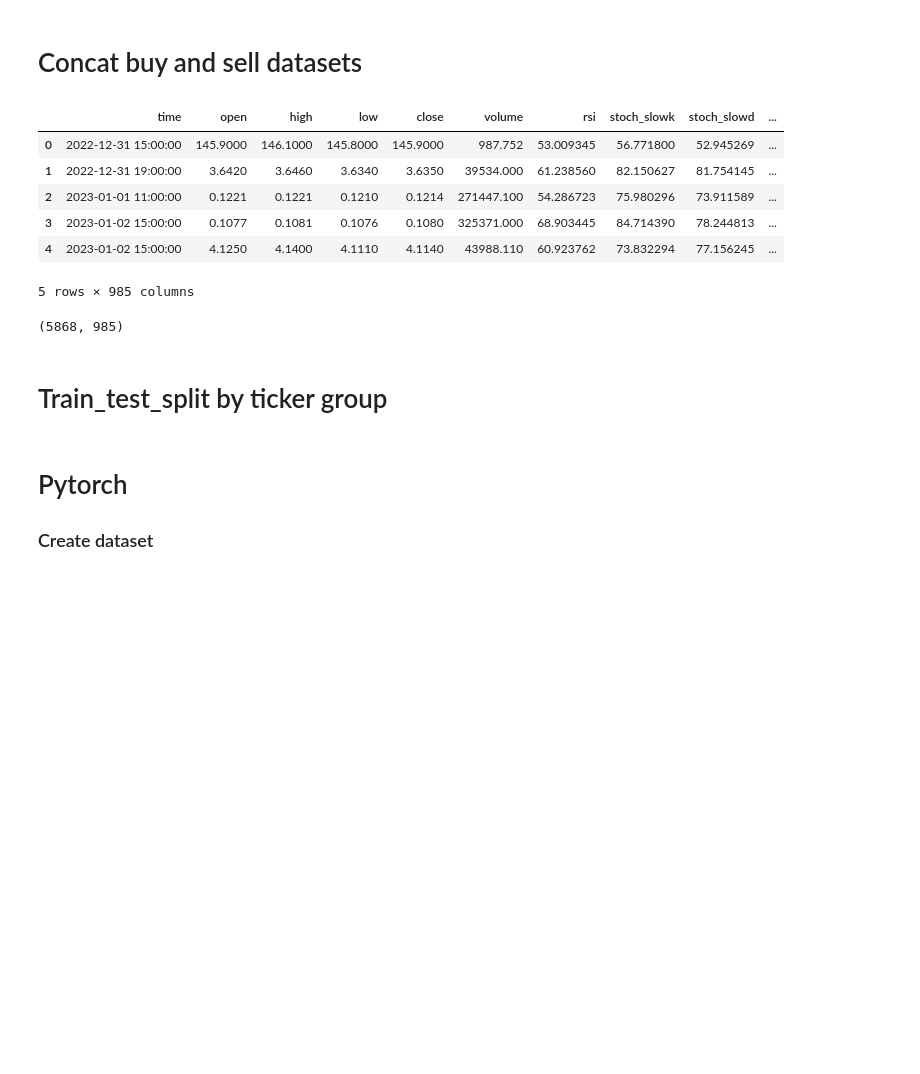
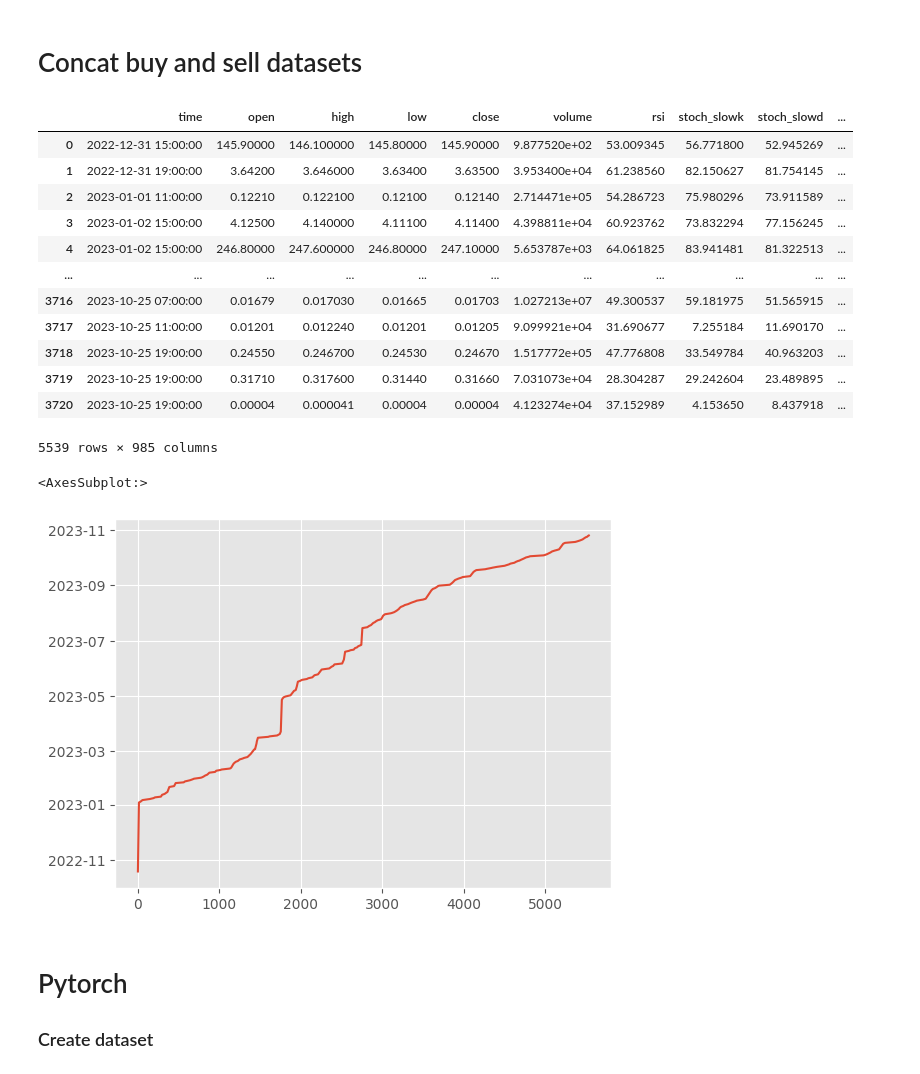
Before and after one commit to beatwad/sigbot, a Jupyter notebook: sigbot/ml/train_model.ipynb, the cells around one changed output. Cells and saved outputs as stored; diff of their text form; code cells hidden in the pictures; blank space fills up the shorter version.

Commit message:
Change validation scheme to TimeSplit, optimize hyperparams and retrain model using this scheme.

```diff
--- a/sigbot/ml/train_model.ipynb
+++ b/sigbot/ml/train_model.ipynb
@@ -23,7 +23,7 @@ from eli5.sklearn import PermutationImportance
 from shaphypetune import BoostBoruta
 
 from sklearn.preprocessing import StandardScaler, OrdinalEncoder
-from sklearn.model_selection import GroupKFold, StratifiedGroupKFold, GroupShuffleSplit, train_test_split
+from sklearn.model_selection import GroupKFold, StratifiedGroupKFold, GroupShuffleSplit, TimeSeriesSplit, train_test_split
 from sklearn.linear_model import LogisticRegression, LinearRegression
 from sklearn.metrics import log_loss, mean_squared_error, precision_score
 
@@ -39,7 +39,7 @@ from indicators import indicators
 
 
 class CFG:
-    load = True
+    load = False
     cls_target_ratio_tp = 1.031
     cls_target_ratio_sl = 1.031
     ttype = 'both'
@@ -213,7 +198,7 @@ def create_train_df(df, ttype, configs, target_offset, first, last, step):
 
         # add historical data for current ticker
         for i, t in enumerate(times.to_list()):
-            pass_cycle = False
+            pass_cycle, sl = False, False
             pattern = signal_df.iloc[i, signal_df.columns.get_loc('pattern')]
             row = tmp_df_1h.loc[tmp_df_1h['time'] == t, :].reset_index(drop=True)
 
@@ -245,13 +230,13 @@ def create_train_df(df, ttype, configs, target_offset, first, last, step):
 
             close_price = close_price.values[0]
 
-
             for i in range(1, target_offset + 1):
                 time_next = t + timedelta(hours=i)
                 target_buy = tmp_df_1h.loc[tmp_df_1h['time'] == time_next, 'high']
                 target_sell = tmp_df_1h.loc[tmp_df_1h['time'] == time_next, 'low']
 
                 if target_buy.shape[0] == 0 or target_sell.shape[0] == 0:
+                    pass_cycle = True
                     break
 
                 target_buy = target_buy.values[0]
@@ -262,22 +247,24 @@ def create_train_df(df, ttype, configs, target_offset, first, last, step):
                 target_sell_tp = 1 if target_sell < close_price * (2 - CFG.cls_target_ratio_tp) else 0
                 target_sell_sl = 1 if target_sell < close_price * (2 - CFG.cls_target_ratio_sl) else 0
 
+                # set sl flag if price goes through stop-loss threshold before it goes through take-profit threshold
                 if (row['ttype'].values == 'buy' and target_sell_sl == 1) or (row['ttype'].values == 'sell' and target_buy_sl == 1):
-                    break
-                elif (row['ttype'].values == 'buy' and target_buy_tp == 1) or (row['ttype'].values == 'sell' and target_sell_tp == 1):
-                    row['target'] = 1
-                    break
+                    sl = True
+
+                if (row['ttype'].values == 'buy' and target_buy_tp == 1) or (row['ttype'].values == 'sell' and target_sell_tp == 1):
+                    if not sl:
+                        row['target'] = 1
 
             if pass_cycle:
                 continue
 
-            # # add aggregates
+            # add aggregates
             # for col in ['open', 'close', 'low', 'high', 'volume']:
             #     for period in CFG.agg_periods:
             #         for agg_func in CFG.agg_funcs:
-            #                 tmp_len = min(len(tmp_df_1h), period)
-            #                 stat_val = tmp_df_1h.iloc[-tmp_len:, tmp_df_1h.columns.get_loc(col)].rolling(period, min_periods=1).agg({'func': agg_func}).values[-1, 0]
-            #                 row[f'{col}_{agg_func.__name__}_{period}'] = stat_val
+            #             tmp_len = min(len(tmp_df_1h), period)
+            #             stat_val = tmp_df_1h.iloc[-tmp_len:, tmp_df_1h.columns.get_loc(col)].rolling(period, min_periods=1).agg({'func': agg_func}).values[-1, 0]
+            #             row[f'{col}_{agg_func.__name__}_{period}'] = stat_val
 
             # add data to the dataset
             if train_df.shape[0] == 0:
@@ -299,6 +286,7 @@ step = 4
 # Buy
 # dataset with the signal statistics
 df = pd.read_pickle('signal_stat/buy_stat_1h.pkl')
+df = df[df['time'].dt.year > 1970]
 # dataset for model train
 train_buy = create_train_df(df, 'buy', configs, target_offset, first, last, step)
 train_buy = train_buy.dropna()
@@ -306,6 +294,7 @@ train_buy = train_buy.dropna()
 # Sell
 # dataset with the signal statistics
 df = pd.read_pickle('signal_stat/sell_stat_1h.pkl')
+df = df[df['time'].dt.year > 1970]
 # dataset for model train
 train_sell = create_train_df(df, 'sell', configs, target_offset, first, last, step)
 train_sell = train_sell.dropna()
@@ -374,29 +447,38 @@ dtype: int64
 # %%
 # last previous data point to collect for model training (value represents number of hours before signal point)
 last = 192
 
 if CFG.ttype == 'both':
     # df_buy = pd.read_pickle(f'signal_stat/train_buy_{last}.pkl')
     # df_sell = pd.read_pickle(f'signal_stat/train_sell_{last}.pkl')
     df = pd.concat([train_buy, train_sell])
 elif CFG.ttype == 'buy':
     df = train_buy.copy() # pd.read_pickle(f'signal_stat/train_buy_{last}.pkl')
 else:
     df = train_sell.copy() # pd.read_pickle(f'signal_stat/train_sell_{last}.pkl')
 
 
 df = df[df['pattern'].isin(CFG.patterns_to_filter)]
 
-display(df.head())
-display(df.shape)
+display(df)
+
+df = df.sort_values('time').reset_index(drop=True)
+train_df = df
+
+df['time'].plot()
 # %% [output]
 |  | time | open | high | low | close | volume | rsi | stoch_slowk | stoch_slowd | ... |
-| 0 | 2022-12-31 15:00:00 | 145.9000 | 146.1000 | 145.8000 | 145.9000 | 987.752 | 53.009345 | 56.771800 | 52.945269 | ... |
-| 1 | 2022-12-31 19:00:00 | 3.6420 | 3.6460 | 3.6340 | 3.6350 | 39534.000 | 61.238560 | 82.150627 | 81.754145 | ... |
-| 2 | 2023-01-01 11:00:00 | 0.1221 | 0.1221 | 0.1210 | 0.1214 | 271447.100 | 54.286723 | 75.980296 | 73.911589 | ... |
-| 3 | 2023-01-02 15:00:00 | 0.1077 | 0.1081 | 0.1076 | 0.1080 | 325371.000 | 68.903445 | 84.714390 | 78.244813 | ... |
-| 4 | 2023-01-02 15:00:00 | 4.1250 | 4.1400 | 4.1110 | 4.1140 | 43988.110 | 60.923762 | 73.832294 | 77.156245 | ... |
+| 0 | 2022-12-31 15:00:00 | 145.90000 | 146.100000 | 145.80000 | 145.90000 | 9.877520e+02 | 53.009345 | 56.771800 | 52.945269 | ... |
+| 1 | 2022-12-31 19:00:00 | 3.64200 | 3.646000 | 3.63400 | 3.63500 | 3.953400e+04 | 61.238560 | 82.150627 | 81.754145 | ... |
+| 2 | 2023-01-01 11:00:00 | 0.12210 | 0.122100 | 0.12100 | 0.12140 | 2.714471e+05 | 54.286723 | 75.980296 | 73.911589 | ... |
+| 3 | 2023-01-02 15:00:00 | 4.12500 | 4.140000 | 4.11100 | 4.11400 | 4.398811e+04 | 60.923762 | 73.832294 | 77.156245 | ... |
+| 4 | 2023-01-02 15:00:00 | 246.80000 | 247.600000 | 246.80000 | 247.10000 | 5.653787e+03 | 64.061825 | 83.941481 | 81.322513 | ... |
+| ... | ... | ... | ... | ... | ... | ... | ... | ... | ... | ... |
+| 3716 | 2023-10-25 07:00:00 | 0.01679 | 0.017030 | 0.01665 | 0.01703 | 1.027213e+07 | 49.300537 | 59.181975 | 51.565915 | ... |
+| 3717 | 2023-10-25 11:00:00 | 0.01201 | 0.012240 | 0.01201 | 0.01205 | 9.099921e+04 | 31.690677 | 7.255184 | 11.690170 | ... |
+| 3718 | 2023-10-25 19:00:00 | 0.24550 | 0.246700 | 0.24530 | 0.24670 | 1.517772e+05 | 47.776808 | 33.549784 | 40.963203 | ... |
+| 3719 | 2023-10-25 19:00:00 | 0.31710 | 0.317600 | 0.31440 | 0.31660 | 7.031073e+04 | 28.304287 | 29.242604 | 23.489895 | ... |
+| 3720 | 2023-10-25 19:00:00 | 0.00004 | 0.000041 | 0.00004 | 0.00004 | 4.123274e+04 | 37.152989 | 4.153650 | 8.437918 | ... |
-5 rows × 985 columns
+5539 rows × 985 columns
-(5868, 985)
+<AxesSubplot:>
+[figure, added]
-# %% [markdown]
-# Train_test_split by ticker group
```
Also changed, not shown: parts of 15 cells of this notebook, 4 other files.
